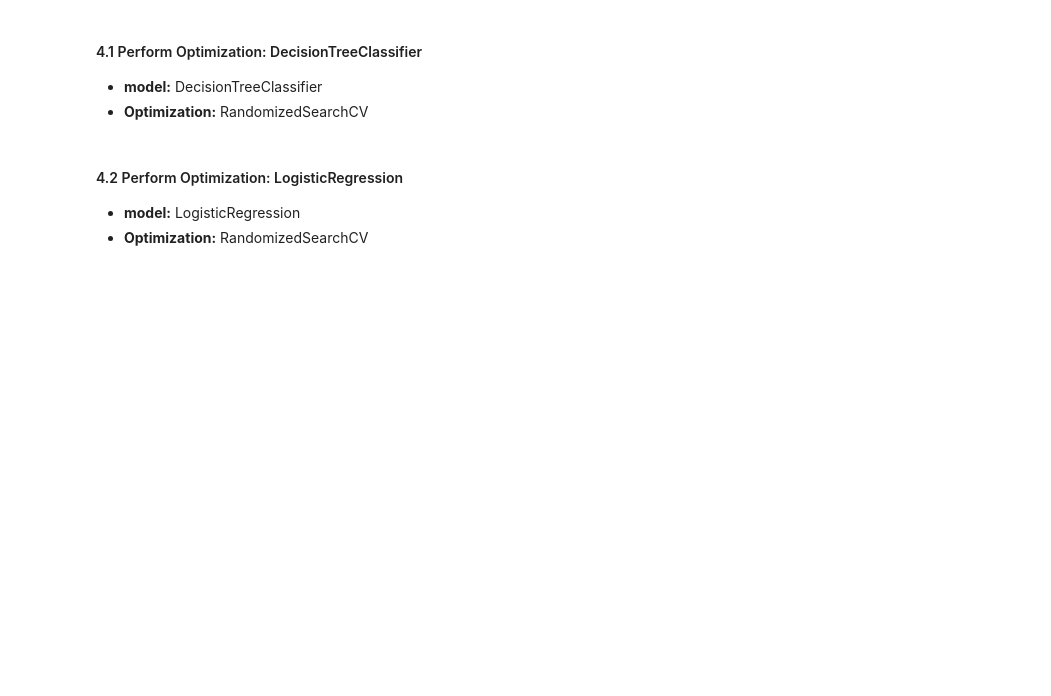
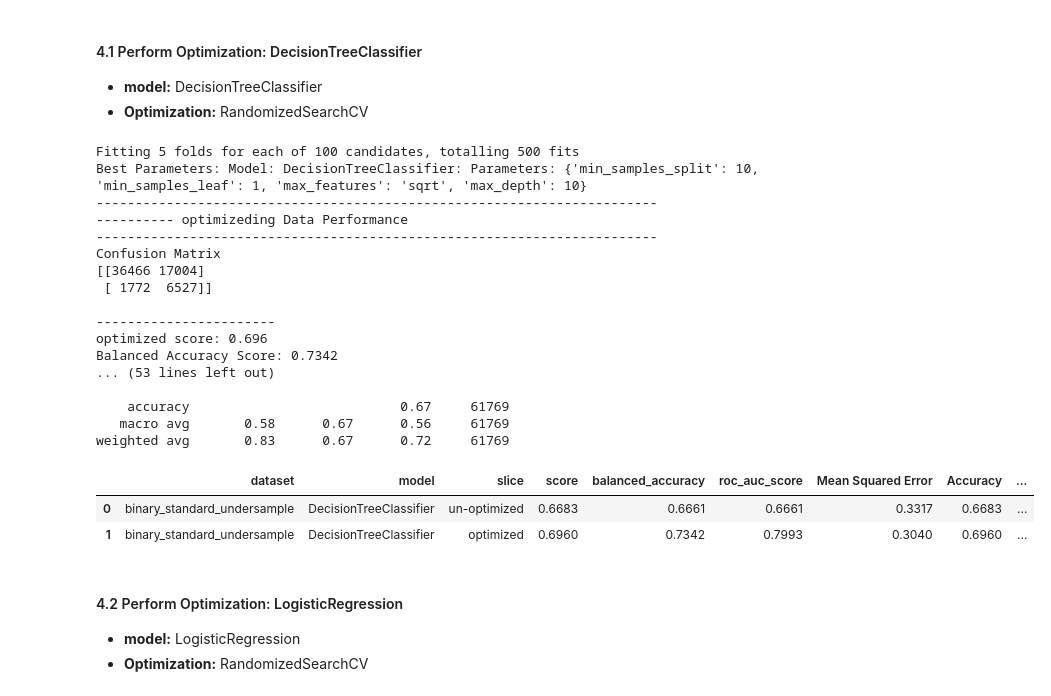
Before and after one commit to jflachman/DU-project-2, a Jupyter notebook: brfss_2021/4_data_analysis_optimization_1_binary_standardScaler.ipynb, the cells around one changed output. Drawn from its saved outputs; the diff is of its cells as text; code cells hidden in the pictures; blank space fills up the shorter version.

```diff
--- a/brfss_2021/4_data_analysis_optimization_1_binary_standardScaler.ipynb
+++ b/brfss_2021/4_data_analysis_optimization_1_binary_standardScaler.ipynb
@@ -311,32 +323,53 @@ dataset_label
 # %%
 # reload any changes to mlanlys
 importlib.reload(mlanlys)
 from sklearn.tree import DecisionTreeClassifier
 
 # Model
 model = DecisionTreeClassifier()
 
 # Define the parameter grid
 param_distributions = {
     'max_depth': [int(x) for x in np.linspace(10, 110, num=11)],  # Depth of the tree
     'min_samples_split': [2, 5, 10],  # Minimum number of samples required to split an internal node
     'min_samples_leaf': [1, 2, 4],    # Minimum number of samples required to be at a leaf node
     'max_features': ['sqrt', 'log2']  # Number of features to consider for the best split
 }
 
 optimize_report_params = {
     'param_distributions': param_distributions,
     'optimize_path': config.optimize_path,
     'dataset': dataset_label,
     'optimization_report': config.optimization_report,
     'scoring': 'accuracy',
-    'verbose': 0,
+    'verbose': 1,
     'print_results': False
     }
 
 optimize_report = mlanlys.run_random_search(model, optimize_report_params, data)
 
 optimize_report
+# %% [output]
+Fitting 5 folds for each of 100 candidates, totalling 500 fits
+Best Parameters: Model: DecisionTreeClassifier: Parameters: {'min_samples_split': 10, 'min_samples_leaf': 1, 'max_features': 'sqrt', 'max_depth': 10}
+------------------------------------------------------------------------
+---------- optimizeding Data Performance
+------------------------------------------------------------------------
+Confusion Matrix
+[[36466 17004]
+ [ 1772  6527]]
+
+-----------------------
+optimized score: 0.696
+Balanced Accuracy Score: 0.7342
+... (53 lines left out)
+
+    accuracy                           0.67     61769
+   macro avg       0.58      0.67      0.56     61769
+weighted avg       0.83      0.67      0.72     61769
+|  | dataset | model | slice | score | balanced_accuracy | roc_auc_score | Mean Squared Error | Accuracy | ... |
+| 0 | binary_standard_undersample | DecisionTreeClassifier | un-optimized | 0.6683 | 0.6661 | 0.6661 | 0.3317 | 0.6683 | ... |
+| 1 | binary_standard_undersample | DecisionTreeClassifier | optimized | 0.6960 | 0.7342 | 0.7993 | 0.3040 | 0.6960 | ... |
 # %% [markdown]
 #### 4.2 Perform Optimization:  LogisticRegression
 
```
Also changed, not shown: parts of 7 cells of this notebook, 8 other files.
